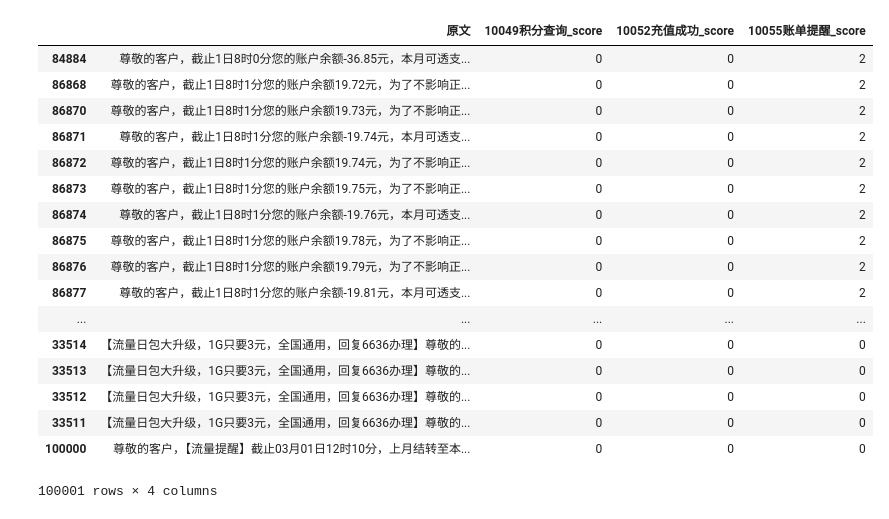
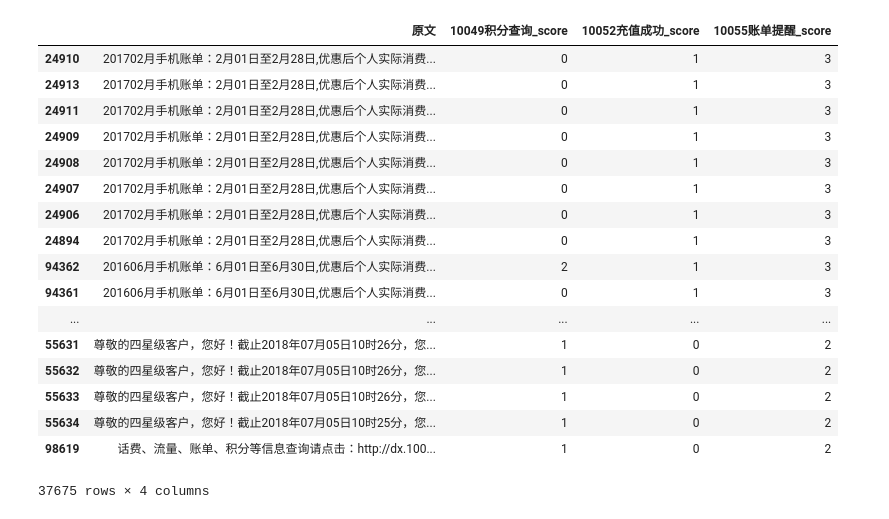
Before and after one commit to RongNanZi/zyzx, a Jupyter notebook: test_clf.ipynb, the cells around one changed output. Cells and saved outputs as stored; diff of their text form; code cells hidden in the pictures.

```diff
--- a/test_clf.ipynb
+++ b/test_clf.ipynb
@@ -5,8 +5,8 @@ from clf import *
 c_rule = { "10049积分查询":{"当前积分":1,"新增积分":1,"剩余积分":1, "兑换":1,\
                         "失效时间":1,"到期时间":1,"积分":1,"【积分兑换提醒】":2, "可兑换积分":2},\
           "10052充值成功":{"缴费金额":1,"交费时间":1,"缴费时间":1,"缴费渠道":1,"交费渠道":1,\
-                    "充值号码":1,"被充值号码":1,"交易订单号":1,"交易流水号":1,"账单金额":1,"账单月份":1},\
-          "10055账单提醒":{"消费金额":2,"账单月份":1,"账户余额":2, "备注":1}}
+                    "充值":1,"交易订单号":1,"交易流水号":1},\
+          "10055账单提醒":{"消费":1,"账单":1,"账户余额":1, "备注":1}}
 data = pd.read_excel('data/10086sms_log.xlsx', sheet_name='Sheet1')
 for sence_name,_ in c_rule.items():
     data['{}_score'.format(sence_name)] = [0]*data.shape[0]
@@ -65,21 +90,21 @@ data.sort_values("10052充值成功_score",ascending=False)
 # %%
-data.sort_values("10055账单提醒_score",ascending=False)
+data[data['10055账单提醒_score']>1].sort_values("10055账单提醒_score",ascending=False)
 # %% [output]
 |  | 原文 | 10049积分查询_score | 10052充值成功_score | 10055账单提醒_score |
-| 84884 | 尊敬的客户，截止1日8时0分您的账户余额-36.85元，本月可透支... | 0 | 0 | 2 |
-| 86868 | 尊敬的客户，截止1日8时1分您的账户余额19.72元，为了不影响正... | 0 | 0 | 2 |
-| 86870 | 尊敬的客户，截止1日8时1分您的账户余额19.73元，为了不影响正... | 0 | 0 | 2 |
-| 86871 | 尊敬的客户，截止1日8时1分您的账户余额-19.74元，本月可透支... | 0 | 0 | 2 |
-| 86872 | 尊敬的客户，截止1日8时1分您的账户余额19.74元，为了不影响正... | 0 | 0 | 2 |
-| 86873 | 尊敬的客户，截止1日8时1分您的账户余额19.75元，为了不影响正... | 0 | 0 | 2 |
-| 86874 | 尊敬的客户，截止1日8时1分您的账户余额-19.76元，本月可透支... | 0 | 0 | 2 |
-| 86875 | 尊敬的客户，截止1日8时1分您的账户余额19.78元，为了不影响正... | 0 | 0 | 2 |
-| 86876 | 尊敬的客户，截止1日8时1分您的账户余额19.79元，为了不影响正... | 0 | 0 | 2 |
-| 86877 | 尊敬的客户，截止1日8时1分您的账户余额-19.81元，本月可透支... | 0 | 0 | 2 |
+| 24910 | 201702月手机账单：2月01日至2月28日,优惠后个人实际消费... | 0 | 1 | 3 |
+| 24913 | 201702月手机账单：2月01日至2月28日,优惠后个人实际消费... | 0 | 1 | 3 |
+| 24911 | 201702月手机账单：2月01日至2月28日,优惠后个人实际消费... | 0 | 1 | 3 |
+| 24909 | 201702月手机账单：2月01日至2月28日,优惠后个人实际消费... | 0 | 1 | 3 |
+| 24908 | 201702月手机账单：2月01日至2月28日,优惠后个人实际消费... | 0 | 1 | 3 |
+| 24907 | 201702月手机账单：2月01日至2月28日,优惠后个人实际消费... | 0 | 1 | 3 |
+| 24906 | 201702月手机账单：2月01日至2月28日,优惠后个人实际消费... | 0 | 1 | 3 |
+| 24894 | 201702月手机账单：2月01日至2月28日,优惠后个人实际消费... | 0 | 1 | 3 |
+| 94362 | 201606月手机账单：6月01日至6月30日,优惠后个人实际消费... | 2 | 1 | 3 |
+| 94361 | 201606月手机账单：6月01日至6月30日,优惠后个人实际消费... | 0 | 1 | 3 |
 | ... | ... | ... | ... | ... |
-| 33514 | 【流量日包大升级，1G只要3元，全国通用，回复6636办理】尊敬的... | 0 | 0 | 0 |
-| 33513 | 【流量日包大升级，1G只要3元，全国通用，回复6636办理】尊敬的... | 0 | 0 | 0 |
-| 33512 | 【流量日包大升级，1G只要3元，全国通用，回复6636办理】尊敬的... | 0 | 0 | 0 |
-| 33511 | 【流量日包大升级，1G只要3元，全国通用，回复6636办理】尊敬的... | 0 | 0 | 0 |
-| 100000 | 尊敬的客户，【流量提醒】截止03月01日12时10分，上月结转至本... | 0 | 0 | 0 |
+| 55631 | 尊敬的四星级客户，您好！截止2018年07月05日10时26分，您... | 1 | 0 | 2 |
+| 55632 | 尊敬的四星级客户，您好！截止2018年07月05日10时26分，您... | 1 | 0 | 2 |
+| 55633 | 尊敬的四星级客户，您好！截止2018年07月05日10时26分，您... | 1 | 0 | 2 |
+| 55634 | 尊敬的四星级客户，您好！截止2018年07月05日10时25分，您... | 1 | 0 | 2 |
+| 98619 | 话费、流量、账单、积分等信息查询请点击：http://dx.100... | 1 | 0 | 2 |
-100001 rows × 4 columns
+37675 rows × 4 columns
```
Also changed, not shown: parts of 9 cells of this notebook, 5 other files.
